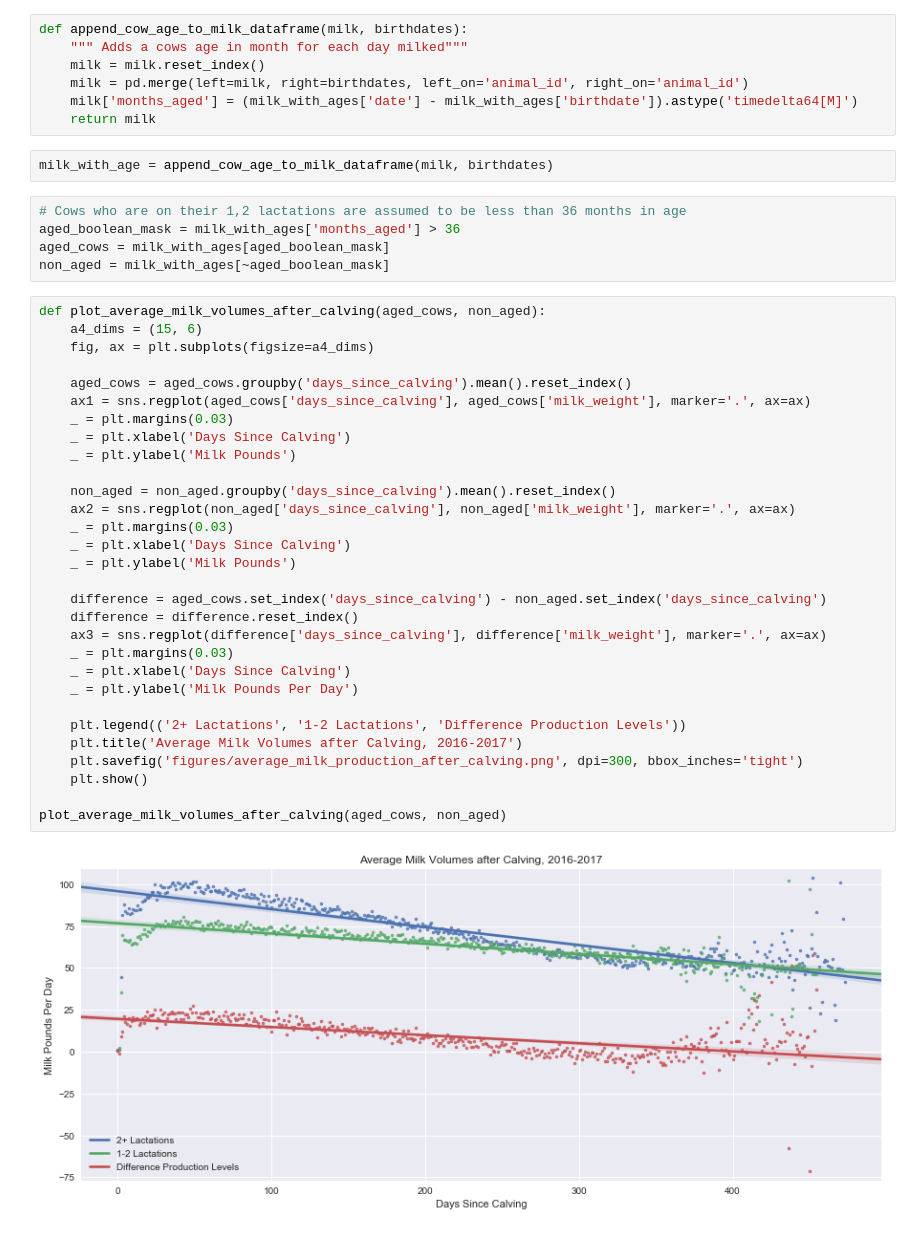
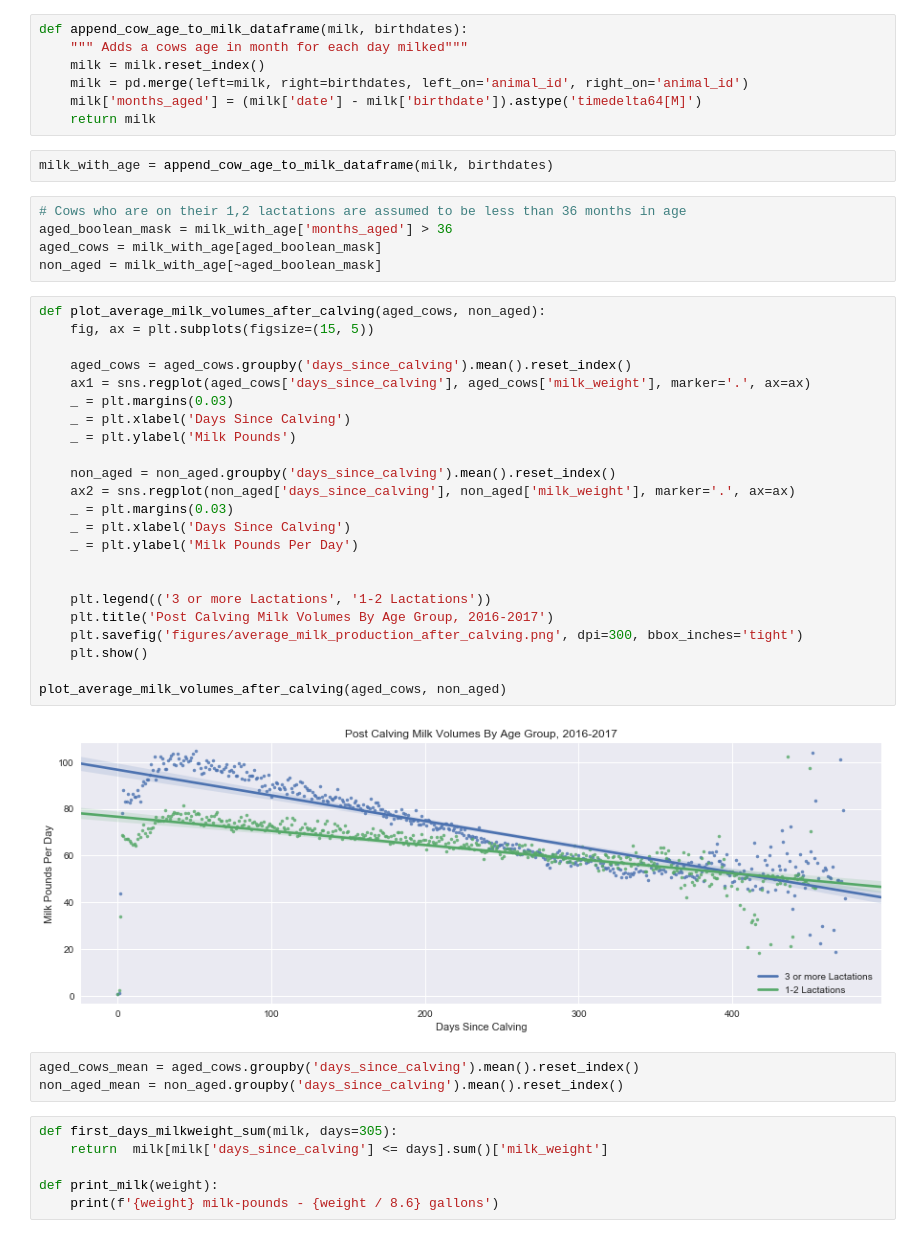
Before and after one commit to falaktheoptimist/happy-cows, a Jupyter notebook: reports/report_plots_average_milk_production_after_calving.ipynb, the cells around one changed output. Drawn from its saved outputs; the diff is of its cells as text.

Commit message:
updated report plots and figures for presentation

```diff
--- a/reports/report_plots_average_milk_production_after_calving.ipynb
+++ b/reports/report_plots_average_milk_production_after_calving.ipynb
@@ -23,44 +23,46 @@ def append_cow_age_to_milk_dataframe(milk, birthdates):
     """ Adds a cows age in month for each day milked"""
     milk = milk.reset_index()
     milk = pd.merge(left=milk, right=birthdates, left_on='animal_id', right_on='animal_id')
-    milk['months_aged'] = (milk_with_ages['date'] - milk_with_ages['birthdate']).astype('timedelta64[M]')
+    milk['months_aged'] = (milk['date'] - milk['birthdate']).astype('timedelta64[M]')
     return milk
 # %%
 milk_with_age = append_cow_age_to_milk_dataframe(milk, birthdates)
 # %%
 # Cows who are on their 1,2 lactations are assumed to be less than 36 months in age
-aged_boolean_mask = milk_with_ages['months_aged'] > 36
-aged_cows = milk_with_ages[aged_boolean_mask]
-non_aged = milk_with_ages[~aged_boolean_mask]
+aged_boolean_mask = milk_with_age['months_aged'] > 36
+aged_cows = milk_with_age[aged_boolean_mask]
+non_aged = milk_with_age[~aged_boolean_mask]
 # %%
 def plot_average_milk_volumes_after_calving(aged_cows, non_aged):
-    a4_dims = (15, 6)
-    fig, ax = plt.subplots(figsize=a4_dims)
+    fig, ax = plt.subplots(figsize=(15, 5))
 
     aged_cows = aged_cows.groupby('days_since_calving').mean().reset_index()
     ax1 = sns.regplot(aged_cows['days_since_calving'], aged_cows['milk_weight'], marker='.', ax=ax)
     _ = plt.margins(0.03)
     _ = plt.xlabel('Days Since Calving')
     _ = plt.ylabel('Milk Pounds')
 
     non_aged = non_aged.groupby('days_since_calving').mean().reset_index()
     ax2 = sns.regplot(non_aged['days_since_calving'], non_aged['milk_weight'], marker='.', ax=ax)
     _ = plt.margins(0.03)
     _ = plt.xlabel('Days Since Calving')
-    _ = plt.ylabel('Milk Pounds')
-
-    difference = aged_cows.set_index('days_since_calving') - non_aged.set_index('days_since_calving')
-    difference = difference.reset_index()
-    ax3 = sns.regplot(difference['days_since_calving'], difference['milk_weight'], marker='.', ax=ax)
-    _ = plt.margins(0.03)
-    _ = plt.xlabel('Days Since Calving')
     _ = plt.ylabel('Milk Pounds Per Day')
 
-    plt.legend(('2+ Lactations', '1-2 Lactations', 'Difference Production Levels'))
-    plt.title('Average Milk Volumes after Calving, 2016-2017')
+
+    plt.legend(('3 or more Lactations', '1-2 Lactations'))
+    plt.title('Post Calving Milk Volumes By Age Group, 2016-2017')
     plt.savefig('figures/average_milk_production_after_calving.png', dpi=300, bbox_inches='tight')
     plt.show()
 
 plot_average_milk_volumes_after_calving(aged_cows, non_aged)
 # %% [output]
-[figure, old version]
+[figure, new version]
+# %%
+aged_cows_mean = aged_cows.groupby('days_since_calving').mean().reset_index()
+non_aged_mean = non_aged.groupby('days_since_calving').mean().reset_index()
+# %%
+def first_days_milkweight_sum(milk, days=305):
+    return  milk[milk['days_since_calving'] <= days].sum()['milk_weight']
+
+def print_milk(weight):
+    print(f'{weight} milk-pounds - {weight / 8.6} gallons')
```
Also changed, not shown: parts of 3 cells of this notebook, 22 other files.
